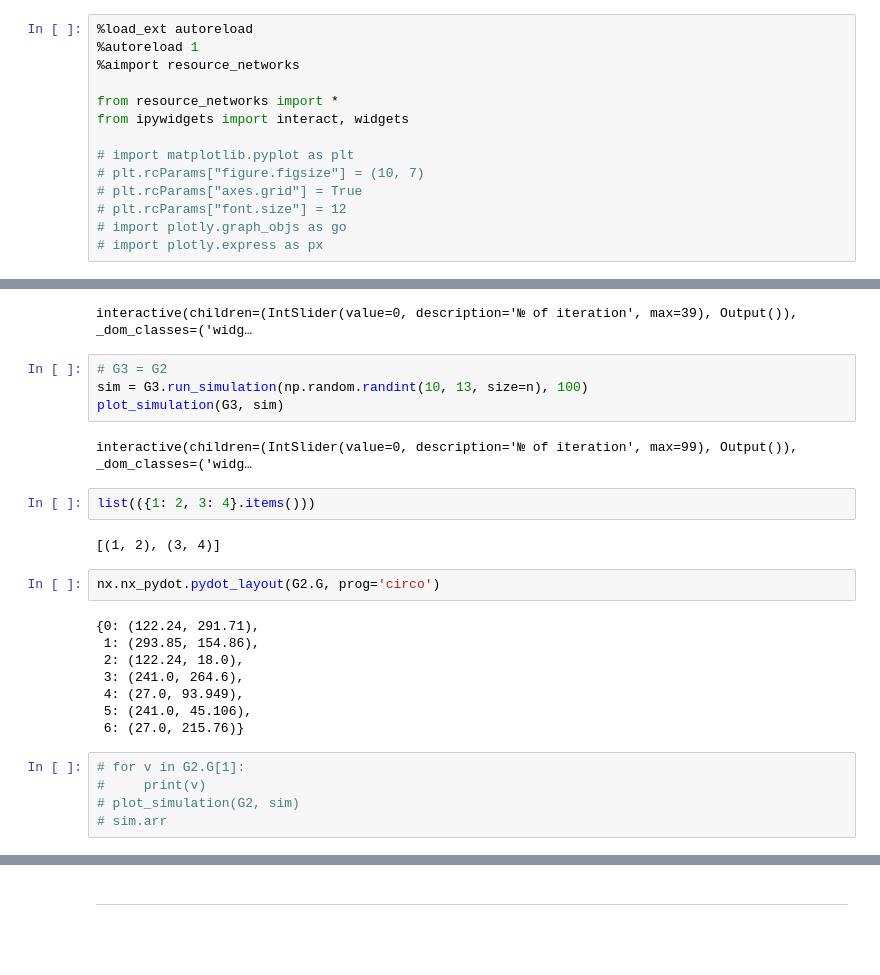
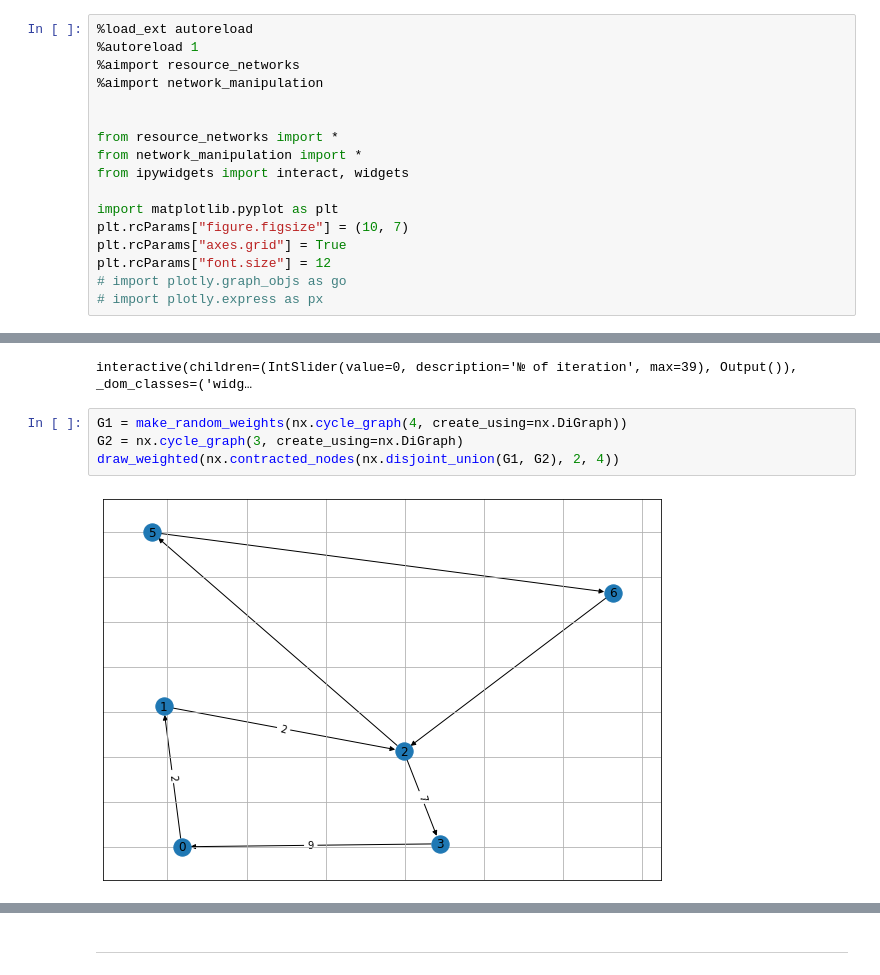
Before and after one commit to heinwol/resource-networks, a Jupyter notebook: code/semirings_main.ipynb, the cells around one changed output, grey strips where cells are left out. Cells and saved outputs as stored; diff of their text form; blank space fills up the shorter version.

```diff
--- a/code/semirings_main.ipynb
+++ b/code/semirings_main.ipynb
@@ -2,13 +2,16 @@
 %load_ext autoreload
 %autoreload 1
 %aimport resource_networks
+%aimport network_manipulation
+
 
 from resource_networks import *
+from network_manipulation import *
 from ipywidgets import interact, widgets
 
-# import matplotlib.pyplot as plt
-# plt.rcParams["figure.figsize"] = (10, 7)
-# plt.rcParams["axes.grid"] = True
-# plt.rcParams["font.size"] = 12
+import matplotlib.pyplot as plt
+plt.rcParams["figure.figsize"] = (10, 7)
+plt.rcParams["axes.grid"] = True
+plt.rcParams["font.size"] = 12
 # import plotly.graph_objs as go
 # import plotly.express as px
@@ -30,28 +32,9 @@ plot_simulation(G2, sim)
 # sim.arr
 # %% [output]
 interactive(children=(IntSlider(value=0, description='№ of iteration', max=39), Output()), _dom_classes=('widg…
-# %%
-# G3 = G2
-sim = G3.run_simulation(np.random.randint(10, 13, size=n), 100)
-plot_simulation(G3, sim)
-# %% [output]
-interactive(children=(IntSlider(value=0, description='№ of iteration', max=99), Output()), _dom_classes=('widg…
-# %%
-list(({1: 2, 3: 4}.items()))
-# %% [output]
-[(1, 2), (3, 4)]
-# %%
-nx.nx_pydot.pydot_layout(G2.G, prog='circo')
-# %% [output]
-{0: (122.24, 291.71),
- 1: (293.85, 154.86),
- 2: (122.24, 18.0),
- 3: (241.0, 264.6),
- 4: (27.0, 93.949),
- 5: (241.0, 45.106),
- 6: (27.0, 215.76)}
-# %%
-# for v in G2.G[1]:
-#     print(v)
-# plot_simulation(G2, sim)
-# sim.arr
+# %%
+G1 = make_random_weights(nx.cycle_graph(4, create_using=nx.DiGraph))
+G2 = nx.cycle_graph(3, create_using=nx.DiGraph)
+draw_weighted(nx.contracted_nodes(nx.disjoint_union(G1, G2), 2, 4))
+# %% [output]
+[figure, added]
```
Also changed, not shown: parts of 16 cells of this notebook, 5 other files.
